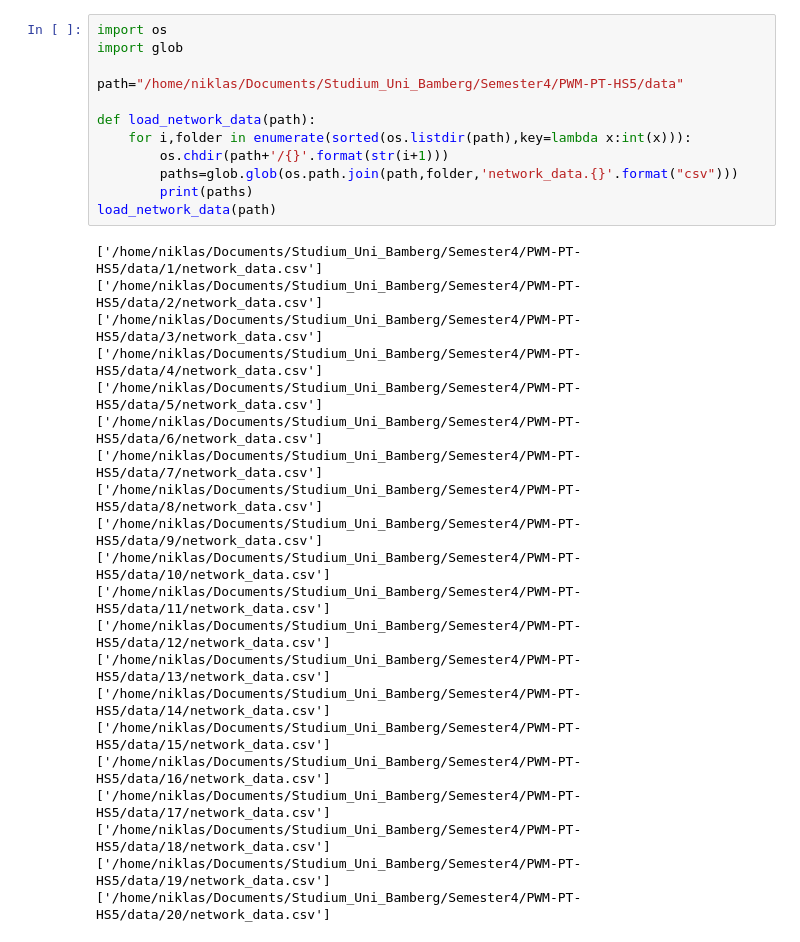
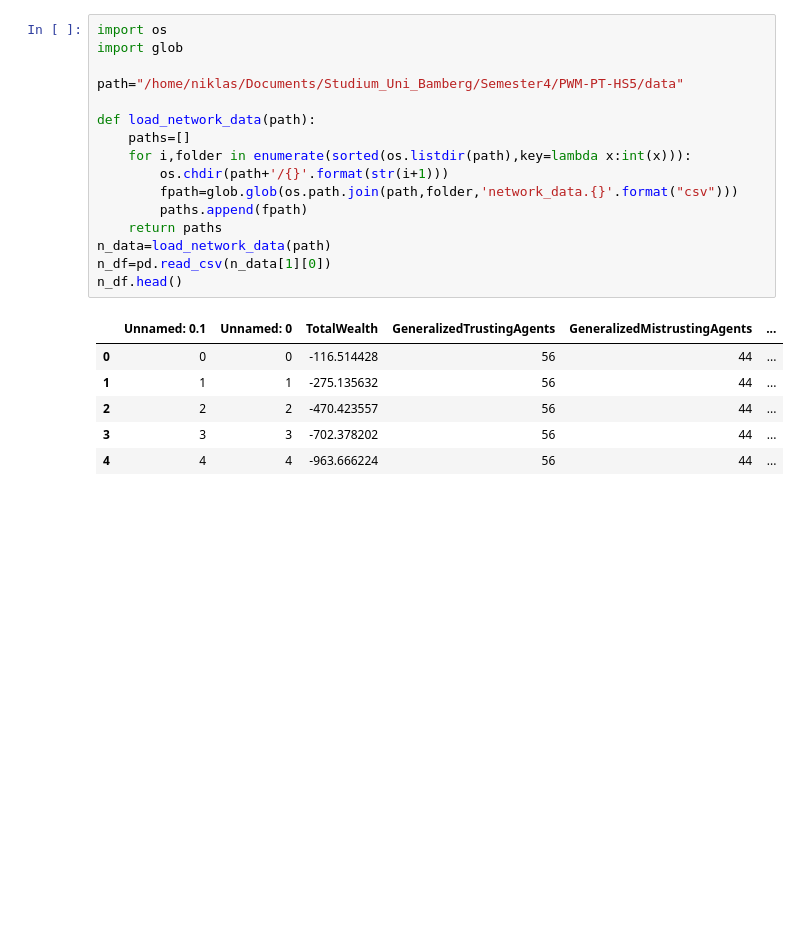
Before and after one commit to simstuff/abm_HS5, a Jupyter notebook: analysis.ipynb, the cells around one changed output. Cells and saved outputs as stored; diff of their text form; blank space fills up the shorter version.

```diff
--- a/analysis.ipynb
+++ b/analysis.ipynb
@@ -20,33 +19,23 @@ data.head()
 # %%
 import os
 import glob
 
 path="/home/niklas/Documents/Studium_Uni_Bamberg/Semester4/PWM-PT-HS5/data"
 
 def load_network_data(path):
+    paths=[]
     for i,folder in enumerate(sorted(os.listdir(path),key=lambda x:int(x))):
         os.chdir(path+'/{}'.format(str(i+1)))
-        paths=glob.glob(os.path.join(path,folder,'network_data.{}'.format("csv")))
-        print(paths)
-load_network_data(path)
+        fpath=glob.glob(os.path.join(path,folder,'network_data.{}'.format("csv")))
+        paths.append(fpath)
+    return paths
+n_data=load_network_data(path)
+n_df=pd.read_csv(n_data[1][0])
+n_df.head()
 # %% [output]
-['/home/niklas/Documents/Studium_Uni_Bamberg/Semester4/PWM-PT-HS5/data/1/network_data.csv']
-['/home/niklas/Documents/Studium_Uni_Bamberg/Semester4/PWM-PT-HS5/data/2/network_data.csv']
-['/home/niklas/Documents/Studium_Uni_Bamberg/Semester4/PWM-PT-HS5/data/3/network_data.csv']
-['/home/niklas/Documents/Studium_Uni_Bamberg/Semester4/PWM-PT-HS5/data/4/network_data.csv']
-['/home/niklas/Documents/Studium_Uni_Bamberg/Semester4/PWM-PT-HS5/data/5/network_data.csv']
-['/home/niklas/Documents/Studium_Uni_Bamberg/Semester4/PWM-PT-HS5/data/6/network_data.csv']
-['/home/niklas/Documents/Studium_Uni_Bamberg/Semester4/PWM-PT-HS5/data/7/network_data.csv']
-['/home/niklas/Documents/Studium_Uni_Bamberg/Semester4/PWM-PT-HS5/data/8/network_data.csv']
-['/home/niklas/Documents/Studium_Uni_Bamberg/Semester4/PWM-PT-HS5/data/9/network_data.csv']
-['/home/niklas/Documents/Studium_Uni_Bamberg/Semester4/PWM-PT-HS5/data/10/network_data.csv']
-['/home/niklas/Documents/Studium_Uni_Bamberg/Semester4/PWM-PT-HS5/data/11/network_data.csv']
-['/home/niklas/Documents/Studium_Uni_Bamberg/Semester4/PWM-PT-HS5/data/12/network_data.csv']
-['/home/niklas/Documents/Studium_Uni_Bamberg/Semester4/PWM-PT-HS5/data/13/network_data.csv']
-['/home/niklas/Documents/Studium_Uni_Bamberg/Semester4/PWM-PT-HS5/data/14/network_data.csv']
-['/home/niklas/Documents/Studium_Uni_Bamberg/Semester4/PWM-PT-HS5/data/15/network_data.csv']
-['/home/niklas/Documents/Studium_Uni_Bamberg/Semester4/PWM-PT-HS5/data/16/network_data.csv']
-['/home/niklas/Documents/Studium_Uni_Bamberg/Semester4/PWM-PT-HS5/data/17/network_data.csv']
-['/home/niklas/Documents/Studium_Uni_Bamberg/Semester4/PWM-PT-HS5/data/18/network_data.csv']
-['/home/niklas/Documents/Studium_Uni_Bamberg/Semester4/PWM-PT-HS5/data/19/network_data.csv']
-['/home/niklas/Documents/Studium_Uni_Bamberg/Semester4/PWM-PT-HS5/data/20/network_data.csv']
+|  | Unnamed: 0.1 | Unnamed: 0 | TotalWealth | GeneralizedTrustingAgents | GeneralizedMistrustingAgents | ... |
+| 0 | 0 | 0 | -116.514428 | 56 | 44 | ... |
+| 1 | 1 | 1 | -275.135632 | 56 | 44 | ... |
+| 2 | 2 | 2 | -470.423557 | 56 | 44 | ... |
+| 3 | 3 | 3 | -702.378202 | 56 | 44 | ... |
+| 4 | 4 | 4 | -963.666224 | 56 | 44 | ... |
```
Also changed, not shown: parts of 5 cells of this notebook.
